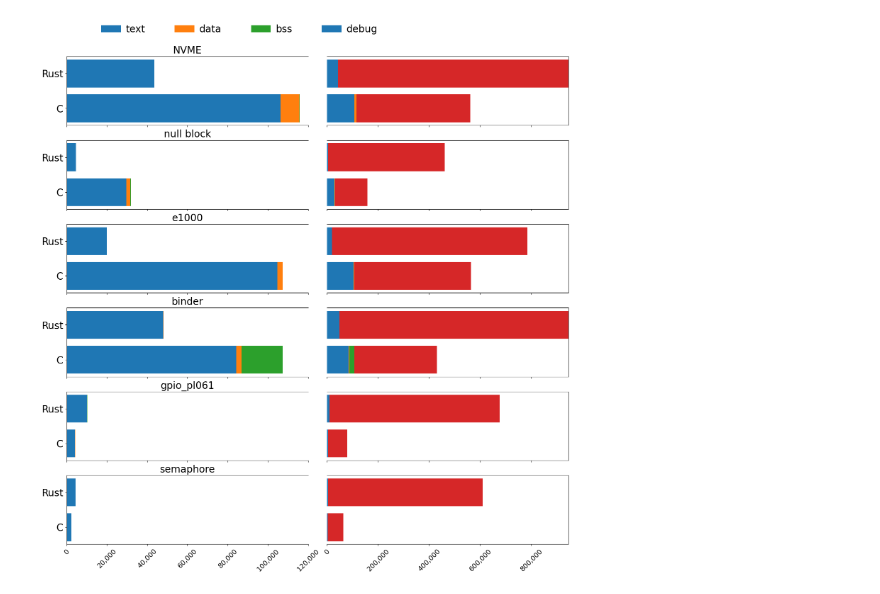
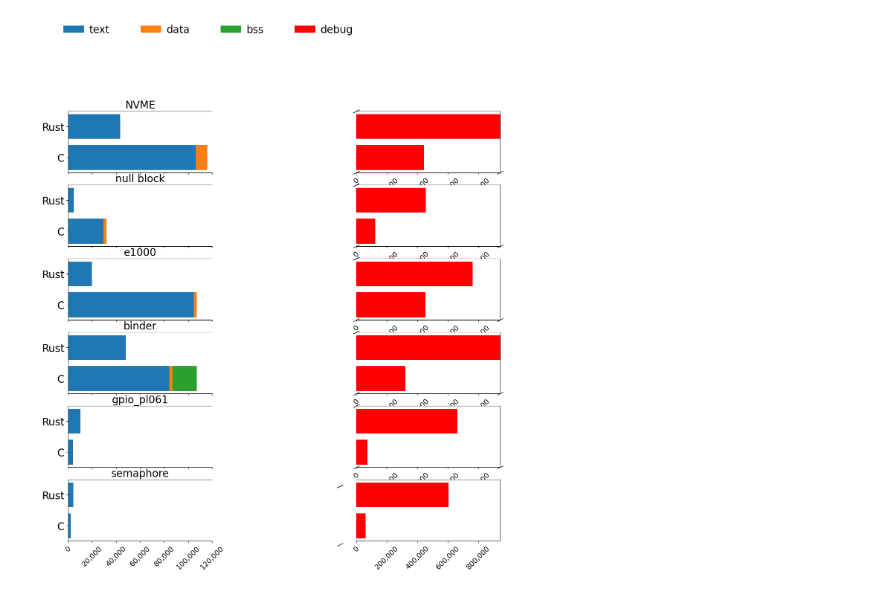
Before and after one commit to Richardhongyu/rfl_empirical_tools, a Jupyter notebook: figures_ppt/figure8.ipynb, the cells around one changed output. Saved outputs shown, nothing was run; the diff lists cells and outputs as text; code cells hidden in the pictures.

Commit message:
update figure 8 script

```diff
--- a/figures_ppt/figure8.ipynb
+++ b/figures_ppt/figure8.ipynb
@@ -3,6 +3,7 @@ import matplotlib.pyplot as plt
 from matplotlib.ticker import FuncFormatter
 import numpy as np
 
+once_legend = 0
 def comma_formatter(x, pos):
     return '{:,.0f}'.format(x)
 
@@ -76,8 +77,8 @@ for i in range(6):
     axs[i,0].spines['right'].set_visible(False)
     axs[i,1].spines['left'].set_visible(False)
     axs[i,1].get_yaxis().set_visible(False)
-    # axs[i,0].plot([0, 1], [1, 0], transform=ax.transAxes, **kwargs)
-    # axs[i,1].plot([0, 0], [0, 1], transform=ax.transAxes, **kwargs)
+    axs[i,0].plot([0, 1], [1, 0], transform=ax.transAxes, **kwargs)
+    axs[i,1].plot([0, 0], [0, 1], transform=ax.transAxes, **kwargs)
     for j in range(2):
         left = np.zeros(2)
         ax = axs[i,j]
@@ -86,9 +87,23 @@ for i in range(6):
         for k in range(4):
             if j == 0 and k == 3:
                 break
-            ax.barh(y_pos, [c[i][k],rust[i][k]], left=left)
-            left += [c[i][k],rust[i][k]]
-            ax.label_outer()
+            if j == 1:
+                # print([c[i][k],rust[i][k]])
+                if once_legend == 0:
+                    once_legend = 1
+                    ax.barh(y_pos, [c[i][k],rust[i][k]], color = "red", label = "debug", left=left)
+                else:
+                    ax.barh(y_pos, [c[i][k],rust[i][k]], color = "red",  left=left)
+                # ax.set_xscale('log')
+            else:
+                # print([c[i][k],rust[i][k]])
+                if once_legend == 0:
+                    ax.barh(y_pos, [c[i][k],rust[i][k]], label = binary_size[k], left=left)
+                else:
+                    ax.barh(y_pos, [c[i][k],rust[i][k]], left=left)
+                    # ax.barh(y_pos, [c[i][k],rust[i][k]], label = binary_size[k], left=left)
+                left += [c[i][k],rust[i][k]]
+                ax.label_outer()
 
 # for line, ax_line in enumerate(axs):
 #     for col, ax in enumerate(ax_line):
@@ -99,32 +114,32 @@ for i in range(6):
 #             sum_c = np.sum(c_data[:3])
 #             sum_rust = np.sum(rust_data[:3])
 #             x_lim = max(sum_c, sum_rust)
 #             x_lim_end = max(c_data[3], rust_data[3])
 #             for j in range(len(binary_size)):
 #                 if col != 1:
 #                     ax.set_yticks(y_pos, labels=labels)
 #                     ax.set_title(driver_name[(line + 1) * (col + 1) - 1])
 #                     ax.spines['right'].set_visible(False)
 #                     # ax.plot([1, 1], [1, 0], transform=ax.transAxes, **kwargs)
 #                     # ax.set_xlim(0, x_lim)
 #                 else:
 #                     ax.spines['left'].set_visible(False)
 #                     ax.get_yaxis().set_visible(False)
 #                     # ax.plot([0, 0], [0, 1], transform=ax.transAxes, **kwargs)
 #                     # ax.set_xlim(x_lim, x_lim_end)
 #                 for i in range(len(driver_name)):
 #                     c_data = c[i]
 #                     rust_data = rust[i]
 #                     for j in range(len(binary_size)):
 #                         ax.barh(y_pos, [c_data[j],rust_data[j]], left=left)
 #                         left += np.array([c_data[j],rust_data[j]])
 
 #                 ax.label_outer()
 #                 ax.tick_params(axis='x',rotation=45)
 #                 ax.xaxis.set_major_formatter(FuncFormatter(comma_formatter))
 
-fig.legend(labels=binary_size, ncol=4, frameon=False, loc="lower left", bbox_to_anchor=(0.1, 1), fontsize=20, columnspacing=3, handletextpad=0.5)
+fig.legend( ncol=4, frameon=False, loc="lower left", bbox_to_anchor=(0.1, 1), fontsize=20, columnspacing=3, handletextpad=0.5)
 fig.tight_layout(pad=0.5)
 fig.savefig('./figure8.pdf', bbox_inches="tight")
 # %% [output]
-[figure, old version]
+[figure, new version]
```
Also changed, not shown: 1 other file.
